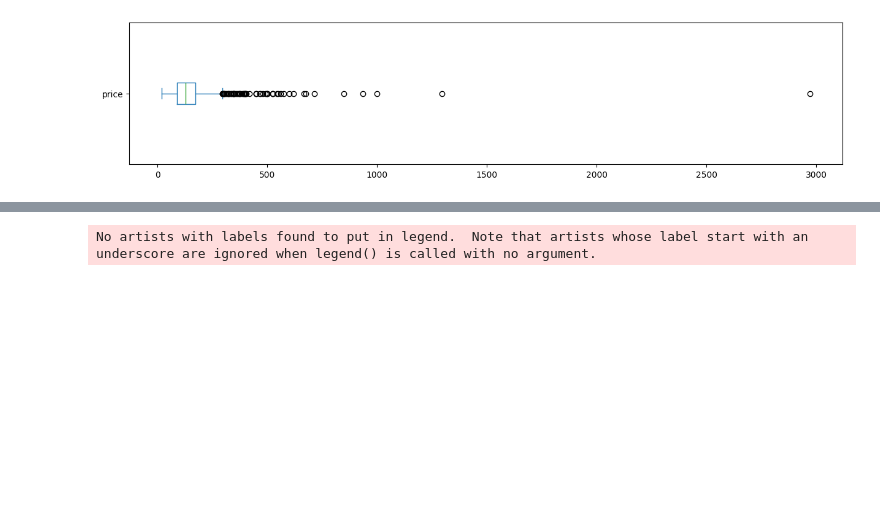
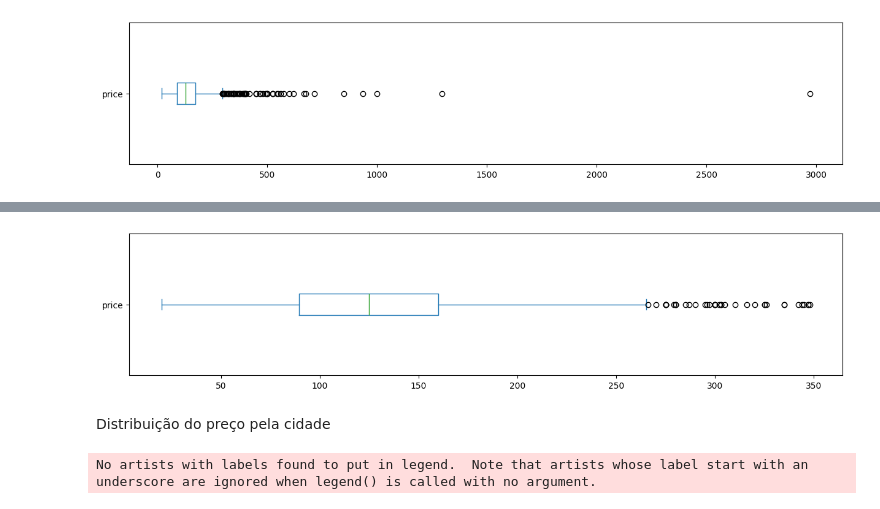
Before and after one commit to RafaelAndreRio/SAD_Trabalho_Final, a Jupyter notebook: Estudo_airbnb.ipynb, the cells around one changed output, grey strips where cells are left out. Saved outputs shown, nothing was run; the diff lists cells and outputs as text; code cells hidden in the pictures; blank space fills up the shorter version.

```diff
--- a/Estudo_airbnb.ipynb
+++ b/Estudo_airbnb.ipynb
@@ -62,3 +44,18 @@ Name: avaliacao, Length: 1040, dtype: float64
+# %%
+row = listings_zipado_df['name']
+
+for index, palavra in enumerate(row):
+    for indice, letra in enumerate(palavra):
+        if letra =='★':
+                if palavra[indice+1] != 'N' :
+                    avaliacao = palavra[indice + 1: indice + 5]
+                    listings_zipado_df.loc[index, 'avaliacao'] = float(avaliacao)
+                    break;
+                else:
+                   # avaliacao = palavra[indice + 1: indice + 4]
+                    avaliacao= float('NaN')
+                    listings_zipado_df.loc[index, 'avaliacao'] = avaliacao
+                    break;
 # %% [markdown]
 Estatistica Descritiva (Calendar)
 # %% [markdown]
@@ -226,3 +264,10 @@ figsize=(12,8));
+# %%
+listings_zipado_df.price[listings_zipado_df.price < 350].plot(kind='box', vert=False, figsize=(15, 3),)
+plt.show()
+# %% [output]
+[figure, added]
+# %% [markdown]
+Distribuição do preço pela cidade
 # %%
 # importando a imagem
 rottardam_map = mpimg.imread('Ficheiros_airbnb_Rotterdam/rottardam_map.png')
```
Also changed, not shown: parts of 10 cells of this notebook, 10 other files.
